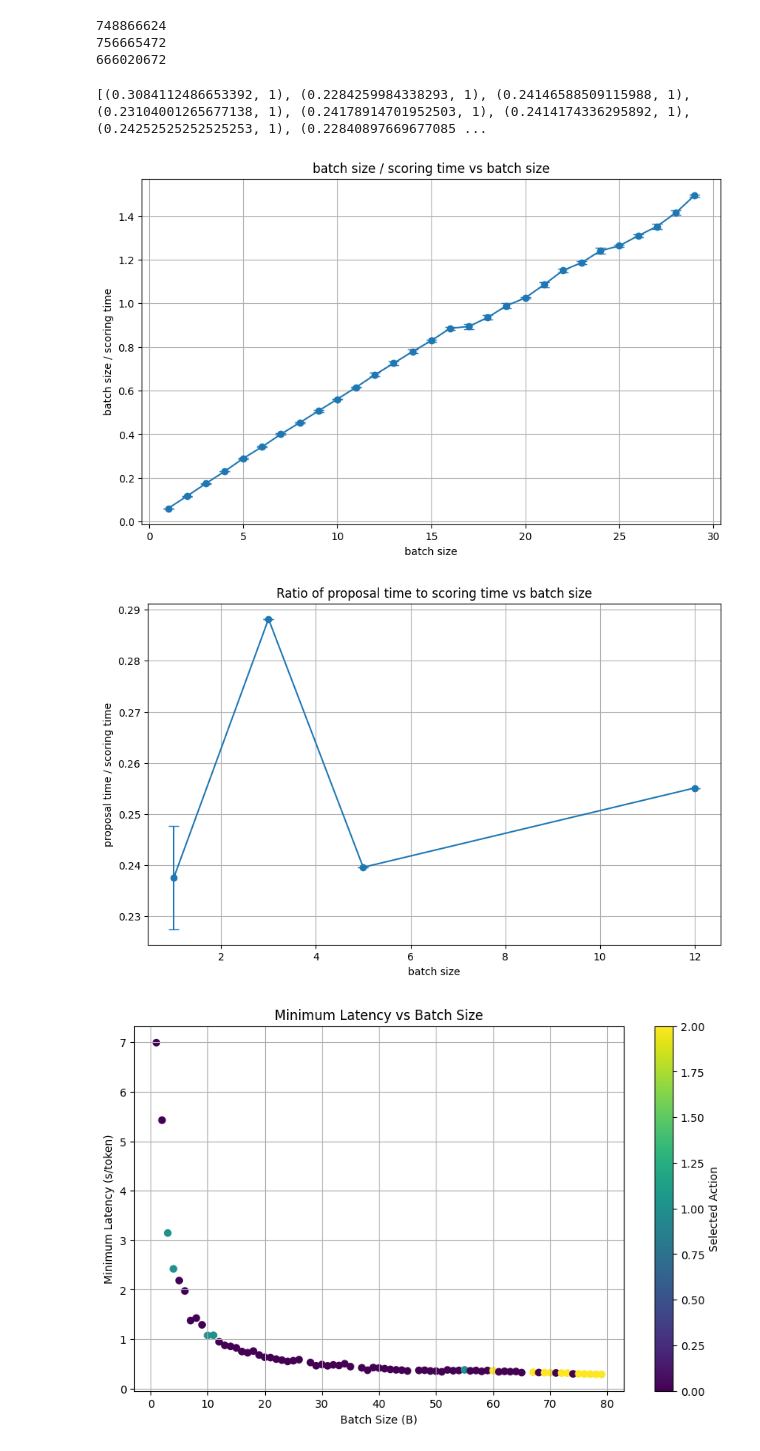
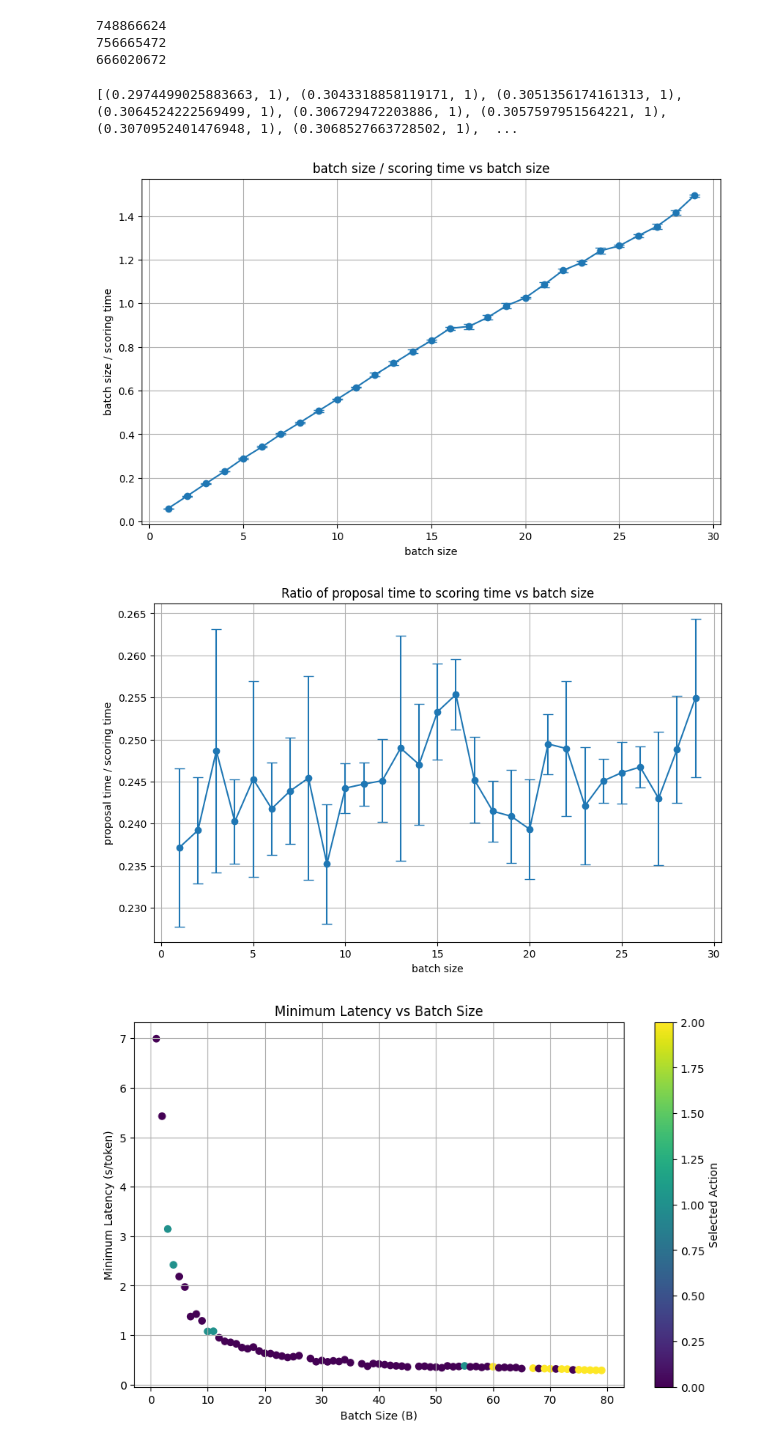
Before and after one commit to lihuahua123/vllm_speculative, a Jupyter notebook: exps/Untitled.ipynb, the cells around one changed output. Cells and saved outputs as stored; diff of their text form; code cells hidden in the pictures.

```diff
--- a/exps/Untitled.ipynb
+++ b/exps/Untitled.ipynb
@@ -598,9 +598,9 @@ b  = []
 for batch in batch_size:
     for i in range(len(action_time_history[0][batch][1]['proposal_time'])): # Td
         for j in range(len(action_time_history[2][batch][1]['scoring_time'])): # Tv
-            if action_time_history[0][batch][1]['context_length'][i] == action_time_history[2][batch][1]['context_length'][j]:
-                per_token_time = action_time_history[0][batch][1]['proposal_time'][i]/4
-                same_context_length.append((per_token_time/action_time_history[2][batch][1]['scoring_time'][j],batch))
+            #if action_time_history[0][batch][1]['context_length'][i] == action_time_history[2][batch][1]['context_length'][j]:
+            per_token_time = action_time_history[0][batch][1]['proposal_time'][i]/4
+            same_context_length.append((per_token_time/action_time_history[2][batch][1]['scoring_time'][j],batch))
 for batch in batch_size:
     for i in range(len(action_time_history[2][batch][1]['scoring_time'])):
         b.append((batch/action_time_history[2][batch][1]['scoring_time'][i],batch))
@@ -633,35 +633,35 @@ plt.title('batch size / scoring time vs batch size')
 plt.grid(True)
 
 
 print(same_context_length)
 # 按batch size分组计算平均值和标准差
 same_context_stats = {}
 for ratio, batch in same_context_length:
     if batch not in same_context_stats:
         same_context_stats[batch] = []
     same_context_stats[batch].append(ratio)
 
 same_context_means = []
 same_context_stds = []
 same_context_sizes = []
 
 for batch in sorted(same_context_stats.keys()):
     ratios = same_context_stats[batch]
     same_context_means.append(np.mean(ratios))
     same_context_stds.append(np.std(ratios))
     same_context_sizes.append(batch)
 
 # 绘制折线图
 plt.figure(figsize=(10,6))
 plt.errorbar(same_context_sizes, same_context_means, yerr=same_context_stds, fmt='-o', capsize=5)
 plt.xlabel('batch size')
 plt.ylabel('proposal time / scoring time')
 plt.title('Ratio of proposal time to scoring time vs batch size')
 plt.grid(True)
 # %% [output]
-[(0.3084112486653392, 1), (0.2284259984338293, 1), (0.24146588509115988, 1), (0.23104001265677138, 1), (0.24178914701952503, 1), (0.2414174336295892, 1), (0.24252525252525253, 1), (0.22840897669677085 ...
+[(0.2974499025883663, 1), (0.3043318858119171, 1), (0.3051356174161313, 1), (0.3064524222569499, 1), (0.306729472203886, 1), (0.3057597951564221, 1), (0.3070952401476948, 1), (0.3068527663728502, 1),  ...
 [figure]
-[figure, old version]
+[figure, new version]
 # %%
 import matplotlib.pyplot as plt
 import numpy as np
```
